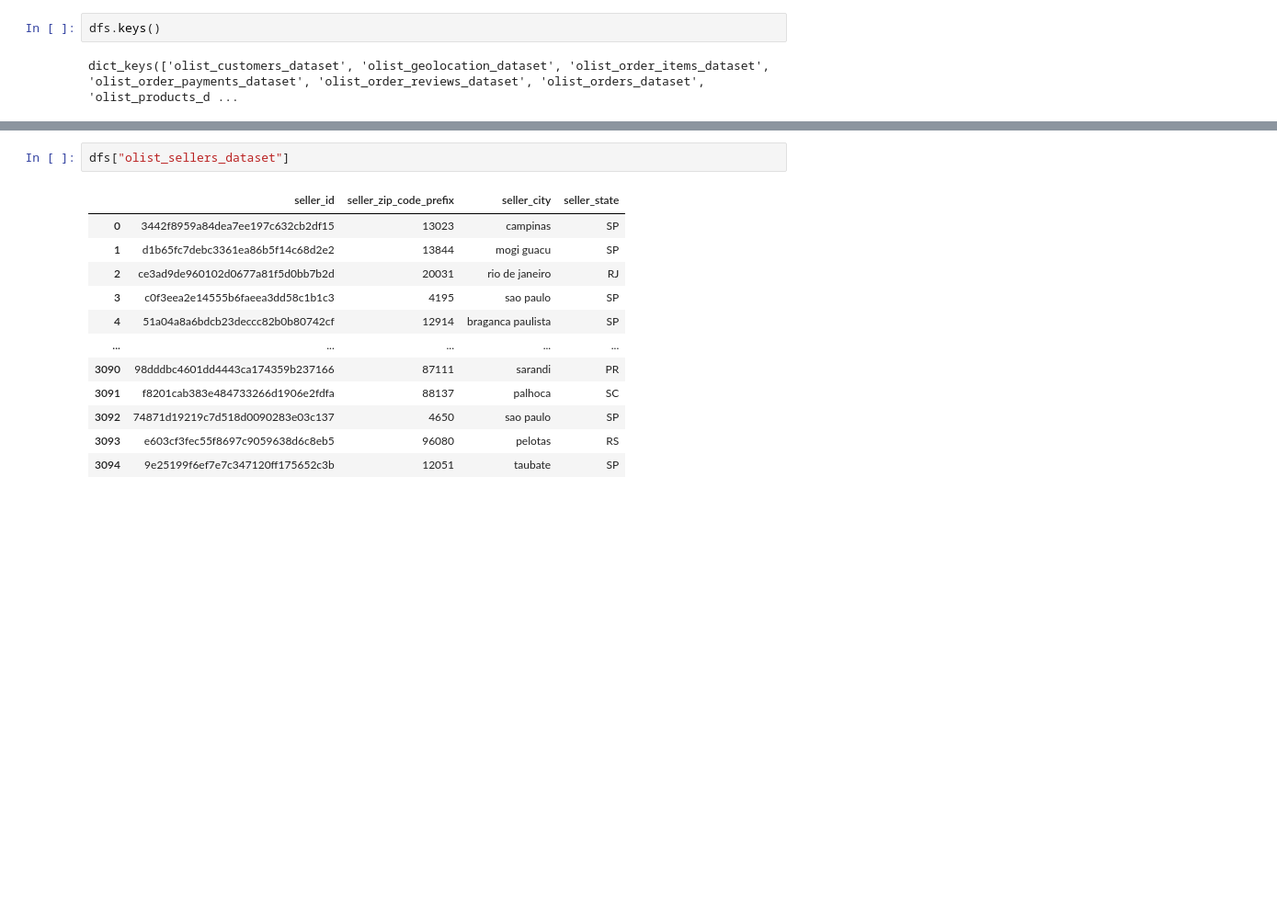
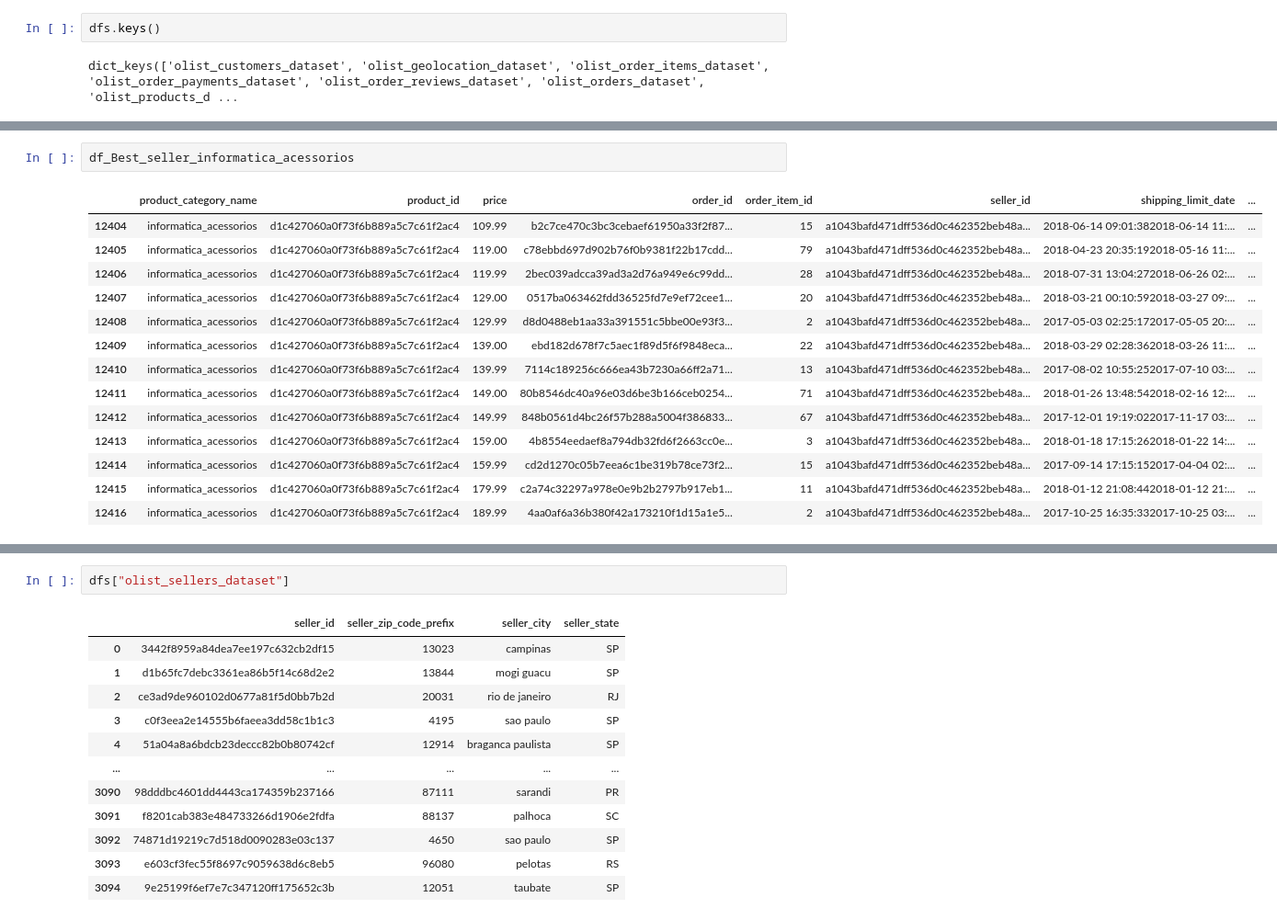
Before and after one commit to eric-arita/E-commerce-Analysis-Olist, a Jupyter notebook: Analise.ipynb, the cells around one changed output, grey strips where cells are left out. Shown at 92% size. Saved outputs shown, nothing was run; the diff lists cells and outputs as text; blank space fills up the shorter version.

```diff
--- a/Analise.ipynb
+++ b/Analise.ipynb
@@ -81,0 +240,17 @@ dfs["olist_order_items_dataset"]
+# %%
+df_Best_seller_informatica_acessorios
+# %% [output]
+|  | product_category_name | product_id | price | order_id | order_item_id | seller_id | shipping_limit_date | ... |
+| 12404 | informatica_acessorios | d1c427060a0f73f6b889a5c7c61f2ac4 | 109.99 | b2c7ce470c3bc3cebaef61950a33f2f87... | 15 | a1043bafd471dff536d0c462352beb48a... | 2018-06-14 09:01:382018-06-14 11:... | ... |
+| 12405 | informatica_acessorios | d1c427060a0f73f6b889a5c7c61f2ac4 | 119.00 | c78ebbd697d902b76f0b9381f22b17cdd... | 79 | a1043bafd471dff536d0c462352beb48a... | 2018-04-23 20:35:192018-05-16 11:... | ... |
+| 12406 | informatica_acessorios | d1c427060a0f73f6b889a5c7c61f2ac4 | 119.99 | 2bec039adcca39ad3a2d76a949e6c99dd... | 28 | a1043bafd471dff536d0c462352beb48a... | 2018-07-31 13:04:272018-06-26 02:... | ... |
+| 12407 | informatica_acessorios | d1c427060a0f73f6b889a5c7c61f2ac4 | 129.00 | 0517ba063462fdd36525fd7e9ef72cee1... | 20 | a1043bafd471dff536d0c462352beb48a... | 2018-03-21 00:10:592018-03-27 09:... | ... |
+| 12408 | informatica_acessorios | d1c427060a0f73f6b889a5c7c61f2ac4 | 129.99 | d8d0488eb1aa33a391551c5bbe00e93f3... | 2 | a1043bafd471dff536d0c462352beb48a... | 2017-05-03 02:25:172017-05-05 20:... | ... |
+| 12409 | informatica_acessorios | d1c427060a0f73f6b889a5c7c61f2ac4 | 139.00 | ebd182d678f7c5aec1f89d5f6f9848eca... | 22 | a1043bafd471dff536d0c462352beb48a... | 2018-03-29 02:28:362018-03-26 11:... | ... |
+| 12410 | informatica_acessorios | d1c427060a0f73f6b889a5c7c61f2ac4 | 139.99 | 7114c189256c666ea43b7230a66ff2a71... | 13 | a1043bafd471dff536d0c462352beb48a... | 2017-08-02 10:55:252017-07-10 03:... | ... |
+| 12411 | informatica_acessorios | d1c427060a0f73f6b889a5c7c61f2ac4 | 149.00 | 80b8546dc40a96e03d6be3b166ceb0254... | 71 | a1043bafd471dff536d0c462352beb48a... | 2018-01-26 13:48:542018-02-16 12:... | ... |
+| 12412 | informatica_acessorios | d1c427060a0f73f6b889a5c7c61f2ac4 | 149.99 | 848b0561d4bc26f57b288a5004f386833... | 67 | a1043bafd471dff536d0c462352beb48a... | 2017-12-01 19:19:022017-11-17 03:... | ... |
+| 12413 | informatica_acessorios | d1c427060a0f73f6b889a5c7c61f2ac4 | 159.00 | 4b8554eedaef8a794db32fd6f2663cc0e... | 3 | a1043bafd471dff536d0c462352beb48a... | 2018-01-18 17:15:262018-01-22 14:... | ... |
+| 12414 | informatica_acessorios | d1c427060a0f73f6b889a5c7c61f2ac4 | 159.99 | cd2d1270c05b7eea6c1be319b78ce73f2... | 15 | a1043bafd471dff536d0c462352beb48a... | 2017-09-14 17:15:152017-04-04 02:... | ... |
+| 12415 | informatica_acessorios | d1c427060a0f73f6b889a5c7c61f2ac4 | 179.99 | c2a74c32297a978e0e9b2b2797b917eb1... | 11 | a1043bafd471dff536d0c462352beb48a... | 2018-01-12 21:08:442018-01-12 21:... | ... |
+| 12416 | informatica_acessorios | d1c427060a0f73f6b889a5c7c61f2ac4 | 189.99 | 4aa0af6a36b380f42a173210f1d15a1e5... | 2 | a1043bafd471dff536d0c462352beb48a... | 2017-10-25 16:35:332017-10-25 03:... | ... |
```
Also changed, not shown: parts of 38 cells of this notebook, 9 other files.
